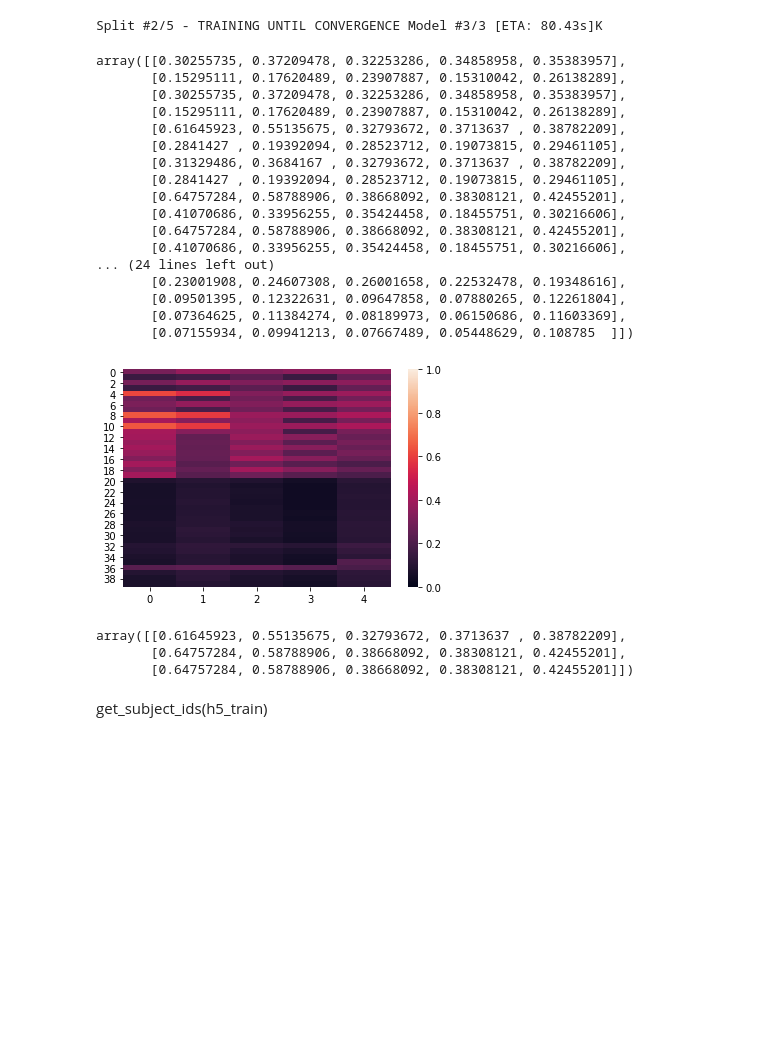
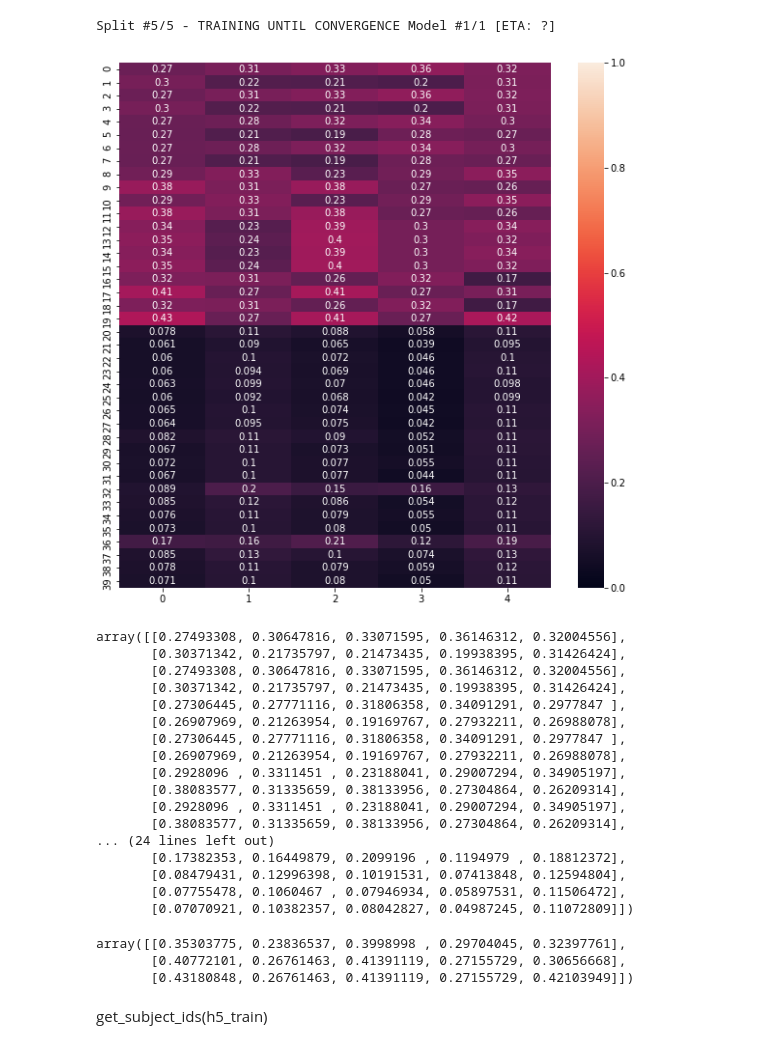
Before and after one commit to Mrml91/CS_ML_project, a Jupyter notebook: models.ipynb, the cells around one changed output. Cells and saved outputs as stored; diff of their text form; code cells hidden in the pictures; blank space fills up the shorter version.

```diff
--- a/models.ipynb
+++ b/models.ipynb
@@ -130,4 +130,4 @@ import matplotlib.pyplot as plt
 svm_extreme.warm_up()
 svm_extreme.plot_validation()
 plt.show()
-best_svm_extremes = svm_extreme.train_n_best_models_until_convergence(3)
+best_svm_extremes = svm_extreme.train_n_best_models_until_convergence(1)
@@ -134,35 +148,35 @@ best_svm_extremes = svm_extreme.train_n_best_models_until_convergence(3)
 # %%
 #svm_extreme.plot_validation()
-svm_extreme.train_n_best_models_until_convergence(3, split_num=1)
+svm_extreme.train_n_best_models_until_convergence(1, split_num=4)
 svm_extreme.plot_validation()
 svm_extreme.validation_scores
 # %% [output]
-Split #2/5 - TRAINING UNTIL CONVERGENCE Model #3/3 [ETA: 80.43s]K
+Split #5/5 - TRAINING UNTIL CONVERGENCE Model #1/1 [ETA: ?]
+[figure, new version]
-array([[0.30255735, 0.37209478, 0.32253286, 0.34858958, 0.35383957],
-       [0.15295111, 0.17620489, 0.23907887, 0.15310042, 0.26138289],
-       [0.30255735, 0.37209478, 0.32253286, 0.34858958, 0.35383957],
-       [0.15295111, 0.17620489, 0.23907887, 0.15310042, 0.26138289],
-       [0.61645923, 0.55135675, 0.32793672, 0.3713637 , 0.38782209],
-       [0.2841427 , 0.19392094, 0.28523712, 0.19073815, 0.29461105],
-       [0.31329486, 0.3684167 , 0.32793672, 0.3713637 , 0.38782209],
-       [0.2841427 , 0.19392094, 0.28523712, 0.19073815, 0.29461105],
-       [0.64757284, 0.58788906, 0.38668092, 0.38308121, 0.42455201],
-       [0.41070686, 0.33956255, 0.35424458, 0.18455751, 0.30216606],
-       [0.64757284, 0.58788906, 0.38668092, 0.38308121, 0.42455201],
-       [0.41070686, 0.33956255, 0.35424458, 0.18455751, 0.30216606],
+array([[0.27493308, 0.30647816, 0.33071595, 0.36146312, 0.32004556],
+       [0.30371342, 0.21735797, 0.21473435, 0.19938395, 0.31426424],
+       [0.27493308, 0.30647816, 0.33071595, 0.36146312, 0.32004556],
+       [0.30371342, 0.21735797, 0.21473435, 0.19938395, 0.31426424],
+       [0.27306445, 0.27771116, 0.31806358, 0.34091291, 0.2977847 ],
+       [0.26907969, 0.21263954, 0.19169767, 0.27932211, 0.26988078],
+       [0.27306445, 0.27771116, 0.31806358, 0.34091291, 0.2977847 ],
+       [0.26907969, 0.21263954, 0.19169767, 0.27932211, 0.26988078],
+       [0.2928096 , 0.3311451 , 0.23188041, 0.29007294, 0.34905197],
+       [0.38083577, 0.31335659, 0.38133956, 0.27304864, 0.26209314],
+       [0.2928096 , 0.3311451 , 0.23188041, 0.29007294, 0.34905197],
+       [0.38083577, 0.31335659, 0.38133956, 0.27304864, 0.26209314],
 ... (24 lines left out)
-       [0.23001908, 0.24607308, 0.26001658, 0.22532478, 0.19348616],
-       [0.09501395, 0.12322631, 0.09647858, 0.07880265, 0.12261804],
-       [0.07364625, 0.11384274, 0.08189973, 0.06150686, 0.11603369],
-       [0.07155934, 0.09941213, 0.07667489, 0.05448629, 0.108785  ]])
+       [0.17382353, 0.16449879, 0.2099196 , 0.1194979 , 0.18812372],
+       [0.08479431, 0.12996398, 0.10191531, 0.07413848, 0.12594804],
+       [0.07755478, 0.1060467 , 0.07946934, 0.05897531, 0.11506472],
+       [0.07070921, 0.10382357, 0.08042827, 0.04987245, 0.11072809]])
-[figure, old version]
 # %%
 best_ix = svm_extreme.select_n_best_models(3)
 svm_extreme.validation_scores[best_ix, :]
 # %% [output]
-array([[0.61645923, 0.55135675, 0.32793672, 0.3713637 , 0.38782209],
-       [0.64757284, 0.58788906, 0.38668092, 0.38308121, 0.42455201],
-       [0.64757284, 0.58788906, 0.38668092, 0.38308121, 0.42455201]])
+array([[0.35303775, 0.23836537, 0.3998998 , 0.29704045, 0.32397761],
+       [0.40772101, 0.26761463, 0.41391119, 0.27155729, 0.30656668],
+       [0.43180848, 0.26761463, 0.41391119, 0.27155729, 0.42103949]])
 # %%
 #svm_extreme.train_on_all_data(svm_extreme.select_n_best_models(1)[0])
 # %% [markdown]
```
Also changed, not shown: parts of 3 cells of this notebook, 2 other files.
